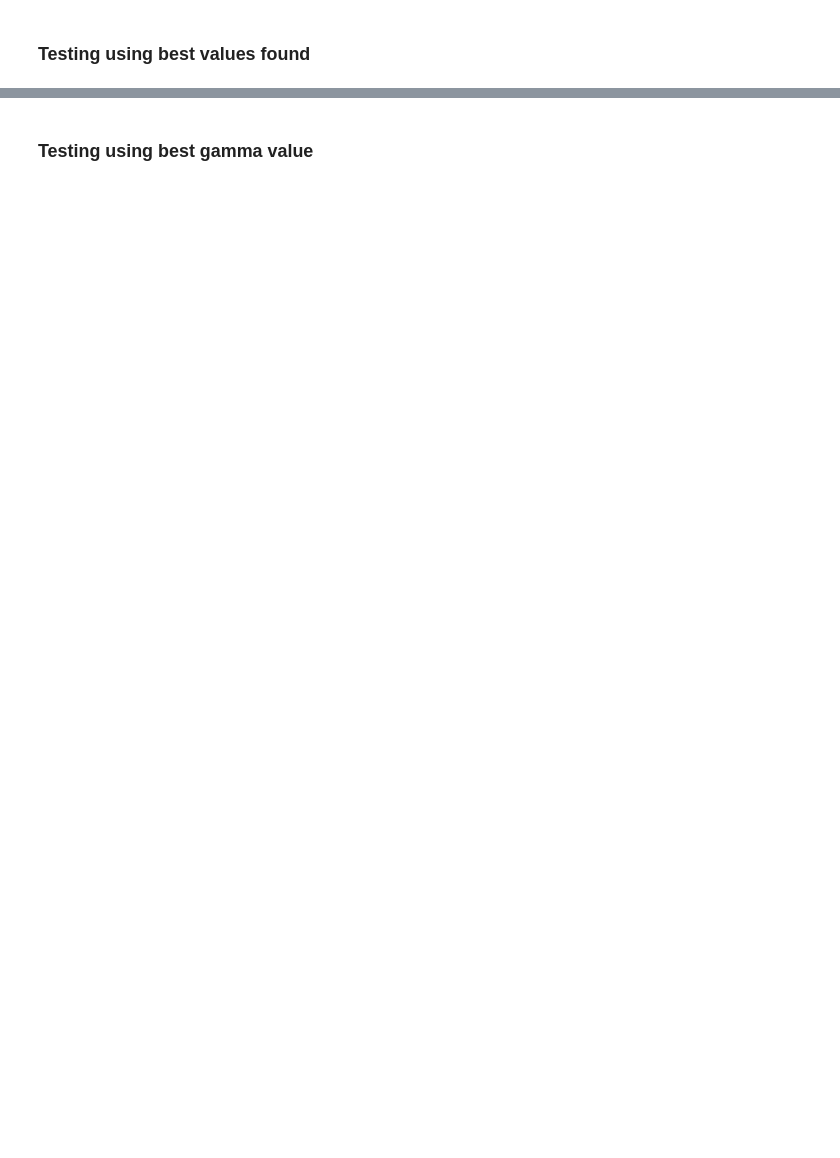
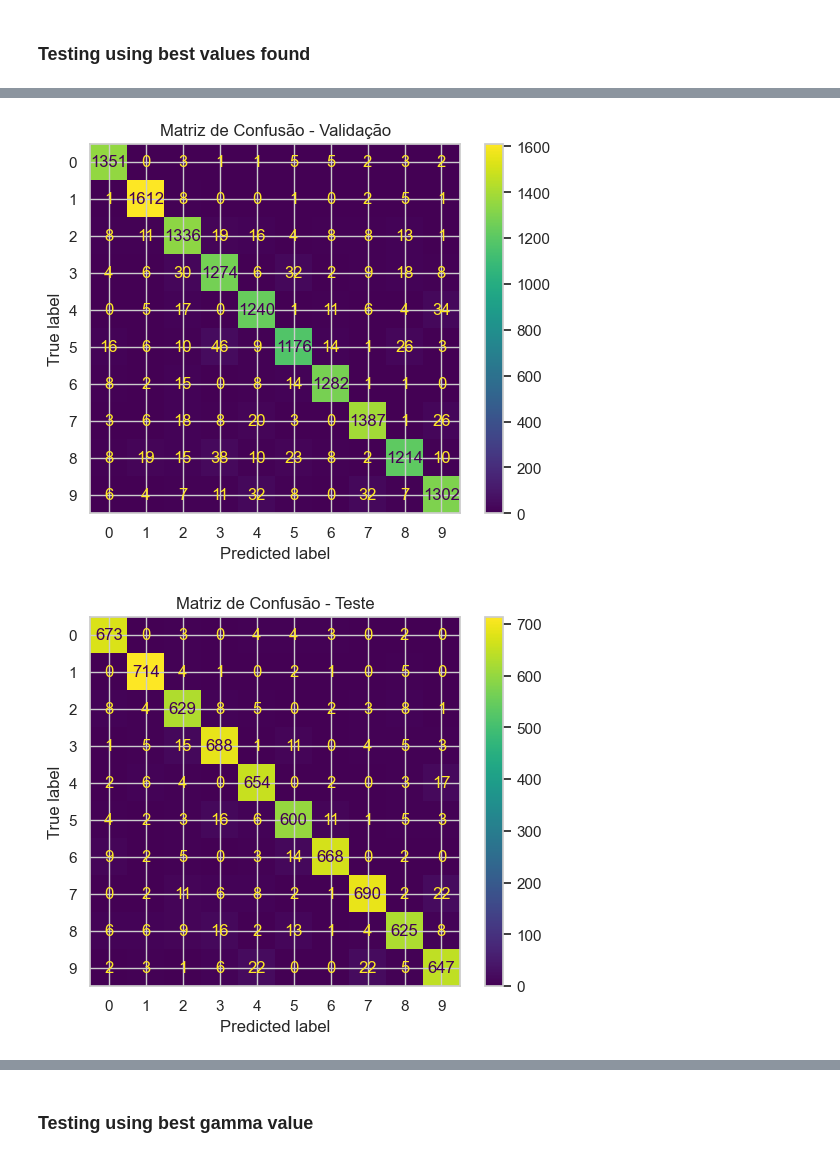
Before and after one commit to Gabp0/computer-vision, a Jupyter notebook: AT4/mnist-classification-with-svm.ipynb, the cells around one changed output, grey strips where cells are left out. Cells and saved outputs as stored; diff of their text form; code cells hidden in the pictures; blank space fills up the shorter version.

```diff
--- a/AT4/mnist-classification-with-svm.ipynb
+++ b/AT4/mnist-classification-with-svm.ipynb
@@ -218,3 +225,19 @@ Acurácia no Teste: 0.9407
+# %%
+from sklearn.metrics import confusion_matrix, ConfusionMatrixDisplay
+cm_val = confusion_matrix(val_labels, val_preds)
+disp_val = ConfusionMatrixDisplay(confusion_matrix=cm_val)
+disp_val.plot()
+plt.title("Matriz de Confusão - Validação")
+plt.show()
+
+cm_test = confusion_matrix(test_labels, test_preds)
+disp_test = ConfusionMatrixDisplay(confusion_matrix=cm_test)
+disp_test.plot()
+plt.title("Matriz de Confusão - Teste")
+plt.show()
+# %% [output]
+[figure, added]
+[figure, added]
 # %%
 indices = np.random.choice(len(test_imgs), 9, replace=False)
 
```
Also changed, not shown: parts of 17 cells of this notebook.
